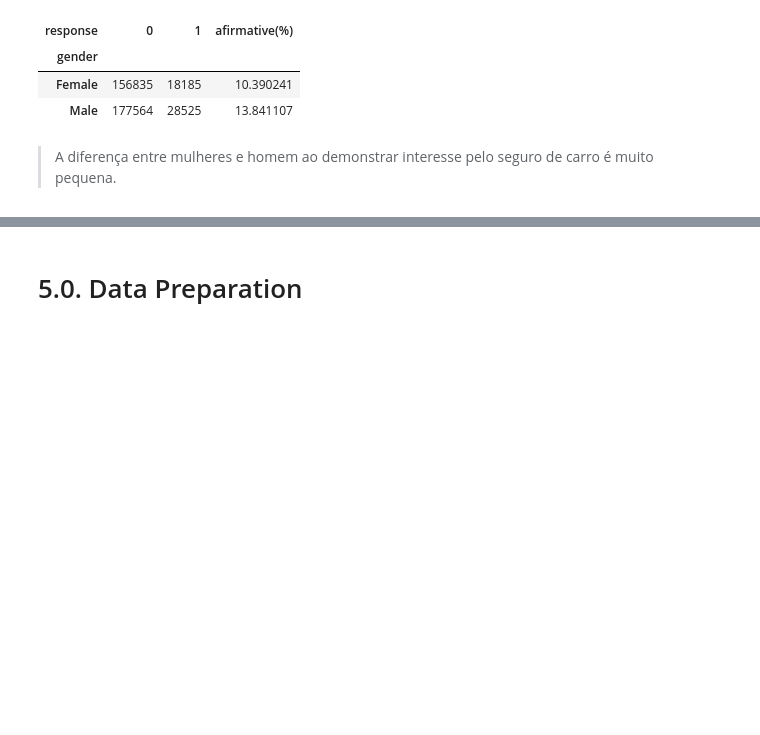
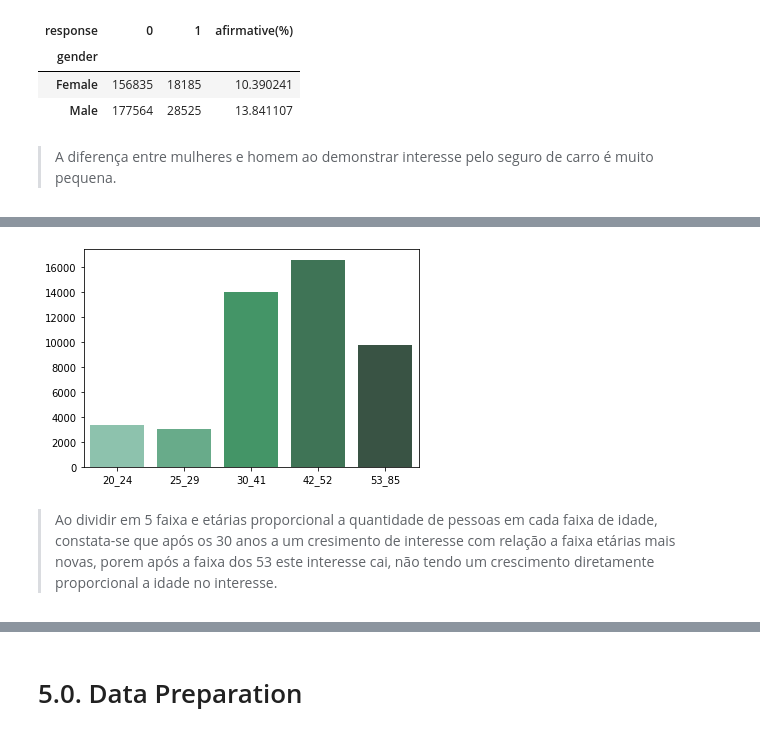
Before and after one commit to LucasAsilveira/PA04-Health-Insurance-Cross-Sell, a Jupyter notebook: Project_Health_Insurance.ipynb, the cells around one changed output, grey strips where cells are left out. Drawn from its saved outputs; the diff is of its cells as text; code cells hidden in the pictures; blank space fills up the shorter version.

```diff
--- a/Project_Health_Insurance.ipynb
+++ b/Project_Health_Insurance.ipynb
@@ -627,0 +678,18 @@ aux
+# %%
+# separar age em 5 partes proporcionais
+q1 = len(df4[['age', 'response']].loc[(df4['response'] == 1) & (df4['age'] < 25)])
+q2 = len(df4[['age', 'response']].loc[(df4['response'] == 1) & ( df4['age'] > 24) & (df4['age'] < 30) ])
+q3 = len (df4[['age', 'response']].loc[(df4['response'] == 1) & ( df4['age'] > 29) & ( df4['age'] < 42) ])
+q4 = len(df4[['age', 'response']].loc[(df4['response'] == 1) & ( df4['age'] > 41) & ( df4['age'] < 53) ])
+q5 = len(df4[['age', 'response']].loc[(df4['response'] == 1) & ( df4['age'] > 52)])
+total1=46710
+
+# definir classes e labels
+classes = [ q1, q2, q3, q4, q5 ]
+labels = ['20_24', '25_29', '30_41', '42_52', '53_85']
+percentual= [((q1/total)*100), (q2/total)*100, (q3/total)*100, (q4/total)*100, (q5/total)*100 ]
+
+#frequencia
+frequencia = pd.DataFrame({'afirmative': classes, 'afirmative(%)': percentual } , index = labels)
+
+frequencia.sort_values('afirmative', ascending = False )
@@ -627,0 +703,6 @@ aux
+# %%
+sns.barplot(labels, classes, palette="BuGn_d", data=frequencia);
+# %% [output]
+[figure, added]
+# %% [markdown]
+> Ao dividir em 5 faixa e etárias proporcional a quantidade de pessoas em cada faixa de idade, constata-se que após os 30 anos a um cresimento de interesse com relação a faixa etárias mais novas, porem após a faixa dos 53 este interesse cai, não tendo um crescimento diretamente proporcional a idade no interesse.
```
Also changed, not shown: parts of 34 cells of this notebook, 4 other files.
